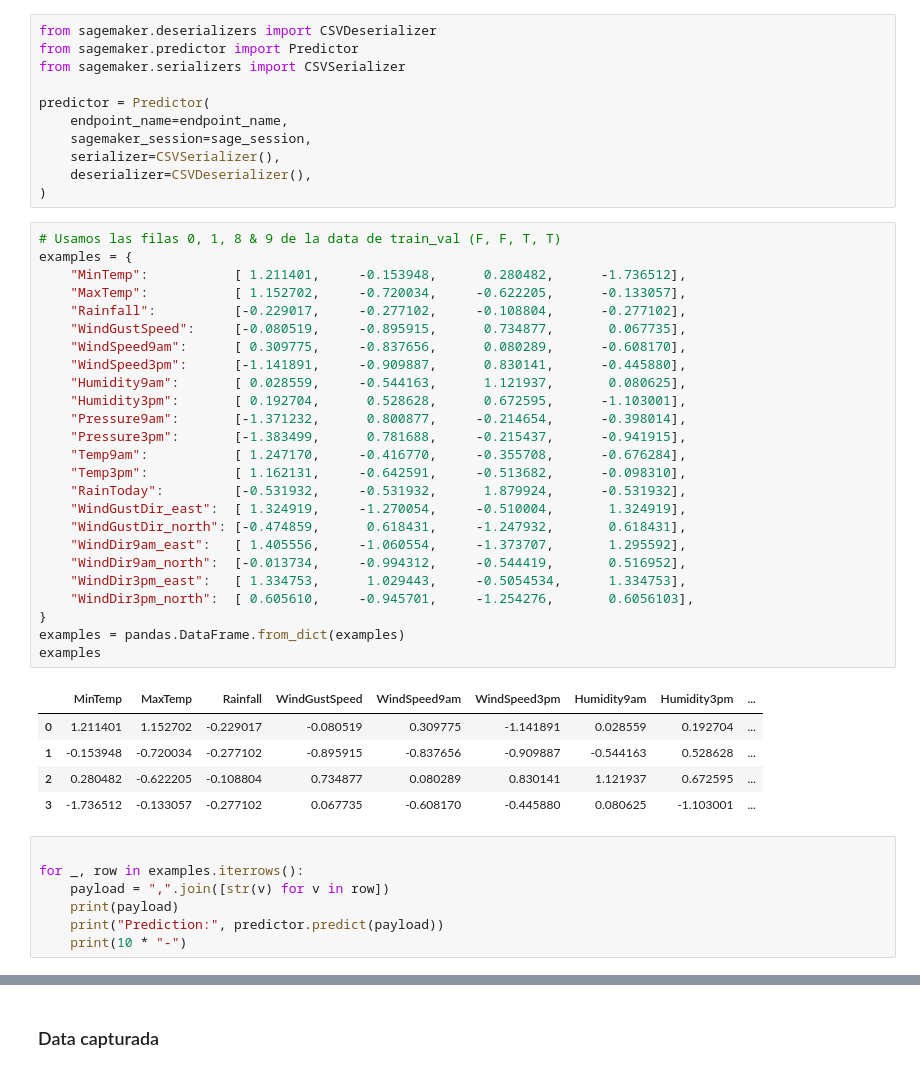
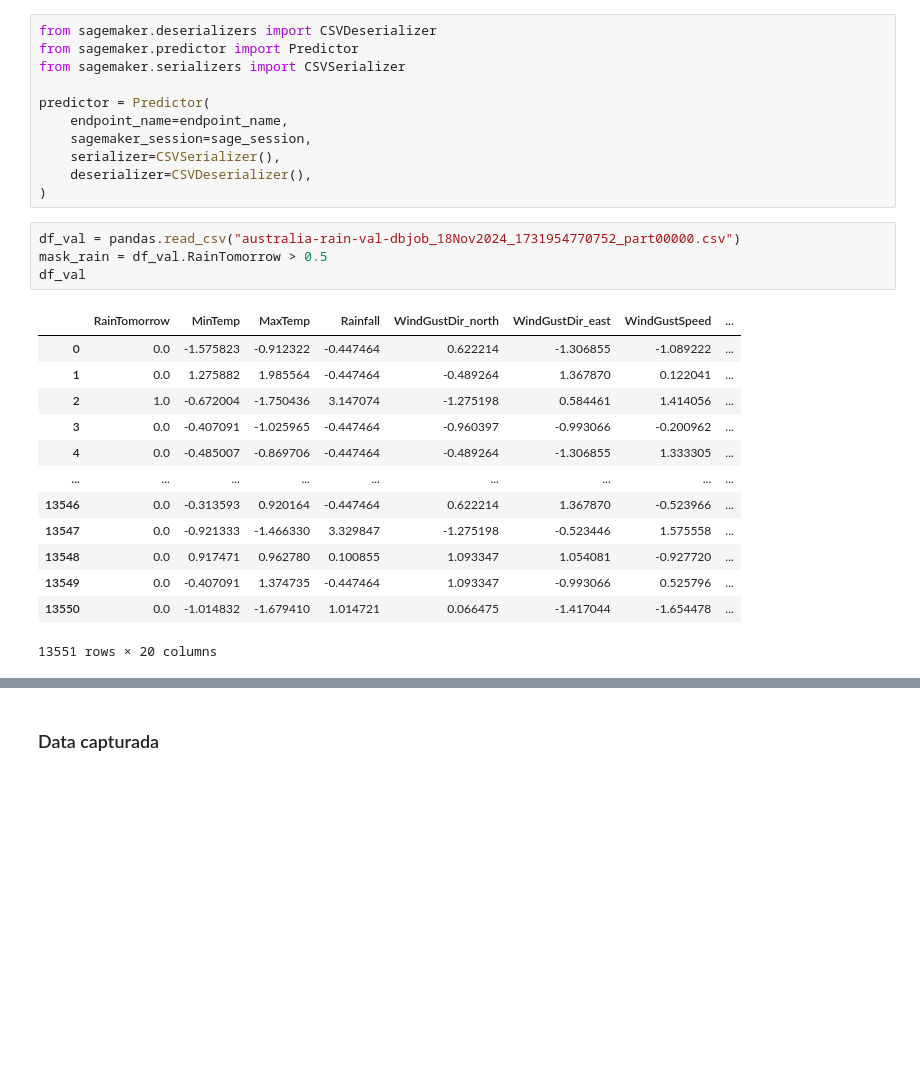
Before and after one commit to trOOnies/itba-aws-mle, a Jupyter notebook: productivo/step2_deploy.ipynb, the cells around one changed output, grey strips where cells are left out. Drawn from its saved outputs; the diff is of its cells as text; blank space fills up the shorter version.

Commit message:
debugged endpoint and add real data used in the aws solution

```diff
--- a/productivo/step2_deploy.ipynb
+++ b/productivo/step2_deploy.ipynb
@@ -112,41 +153,21 @@ predictor = Predictor(
     serializer=CSVSerializer(),
     deserializer=CSVDeserializer(),
 )
-# %%
-# Usamos las filas 0, 1, 8 & 9 de la data de train_val (F, F, T, T)
-examples = {
-    "MinTemp":           [ 1.211401,     -0.153948,      0.280482,      -1.736512],
-    "MaxTemp":           [ 1.152702,     -0.720034,     -0.622205,      -0.133057],
-    "Rainfall":          [-0.229017,     -0.277102,     -0.108804,      -0.277102],
-    "WindGustSpeed":     [-0.080519,     -0.895915,      0.734877,       0.067735],
-    "WindSpeed9am":      [ 0.309775,     -0.837656,      0.080289,      -0.608170],
-    "WindSpeed3pm":      [-1.141891,     -0.909887,      0.830141,      -0.445880],
-    "Humidity9am":       [ 0.028559,     -0.544163,      1.121937,       0.080625],
-    "Humidity3pm":       [ 0.192704,      0.528628,      0.672595,      -1.103001],
-    "Pressure9am":       [-1.371232,      0.800877,     -0.214654,      -0.398014],
-    "Pressure3pm":       [-1.383499,      0.781688,     -0.215437,      -0.941915],
-    "Temp9am":           [ 1.247170,     -0.416770,     -0.355708,      -0.676284],
-    "Temp3pm":           [ 1.162131,     -0.642591,     -0.513682,      -0.098310],
-    "RainToday":         [-0.531932,     -0.531932,      1.879924,      -0.531932],
-    "WindGustDir_east":  [ 1.324919,     -1.270054,     -0.510004,       1.324919],
-    "WindGustDir_north": [-0.474859,      0.618431,     -1.247932,       0.618431],
-    "WindDir9am_east":   [ 1.405556,     -1.060554,     -1.373707,       1.295592],
-    "WindDir9am_north":  [-0.013734,     -0.994312,     -0.544419,       0.516952],
-    "WindDir3pm_east":   [ 1.334753,      1.029443,     -0.5054534,      1.334753],
-    "WindDir3pm_north":  [ 0.605610,     -0.945701,     -1.254276,       0.6056103],
-}
-examples = pandas.DataFrame.from_dict(examples)
-examples
-# %% [output]
-|  | MinTemp | MaxTemp | Rainfall | WindGustSpeed | WindSpeed9am | WindSpeed3pm | Humidity9am | Humidity3pm | ... |
-| 0 | 1.211401 | 1.152702 | -0.229017 | -0.080519 | 0.309775 | -1.141891 | 0.028559 | 0.192704 | ... |
-| 1 | -0.153948 | -0.720034 | -0.277102 | -0.895915 | -0.837656 | -0.909887 | -0.544163 | 0.528628 | ... |
-| 2 | 0.280482 | -0.622205 | -0.108804 | 0.734877 | 0.080289 | 0.830141 | 1.121937 | 0.672595 | ... |
-| 3 | -1.736512 | -0.133057 | -0.277102 | 0.067735 | -0.608170 | -0.445880 | 0.080625 | -1.103001 | ... |
-# %%
-
-for _, row in examples.iterrows():
-    payload = ",".join([str(v) for v in row])
-    print(payload)
-    print("Prediction:", predictor.predict(payload))
-    print(10 * "-")
+# %%
+df_val = pandas.read_csv("australia-rain-val-dbjob_18Nov2024_1731954770752_part00000.csv")
+mask_rain = df_val.RainTomorrow > 0.5
+df_val
+# %% [output]
+|  | RainTomorrow | MinTemp | MaxTemp | Rainfall | WindGustDir_north | WindGustDir_east | WindGustSpeed | ... |
+| 0 | 0.0 | -1.575823 | -0.912322 | -0.447464 | 0.622214 | -1.306855 | -1.089222 | ... |
+| 1 | 0.0 | 1.275882 | 1.985564 | -0.447464 | -0.489264 | 1.367870 | 0.122041 | ... |
+| 2 | 1.0 | -0.672004 | -1.750436 | 3.147074 | -1.275198 | 0.584461 | 1.414056 | ... |
+| 3 | 0.0 | -0.407091 | -1.025965 | -0.447464 | -0.960397 | -0.993066 | -0.200962 | ... |
+| 4 | 0.0 | -0.485007 | -0.869706 | -0.447464 | -0.489264 | -1.306855 | 1.333305 | ... |
+| ... | ... | ... | ... | ... | ... | ... | ... | ... |
+| 13546 | 0.0 | -0.313593 | 0.920164 | -0.447464 | 0.622214 | 1.367870 | -0.523966 | ... |
+| 13547 | 0.0 | -0.921333 | -1.466330 | 3.329847 | -1.275198 | -0.523446 | 1.575558 | ... |
+| 13548 | 0.0 | 0.917471 | 0.962780 | 0.100855 | 1.093347 | 1.054081 | -0.927720 | ... |
+| 13549 | 0.0 | -0.407091 | 1.374735 | -0.447464 | 1.093347 | -0.993066 | 0.525796 | ... |
+| 13550 | 0.0 | -1.014832 | -1.679410 | 1.014721 | 0.066475 | -1.417044 | -1.654478 | ... |
+13551 rows × 20 columns
```
Also changed, not shown: parts of 14 cells of this notebook, 6 other files.
